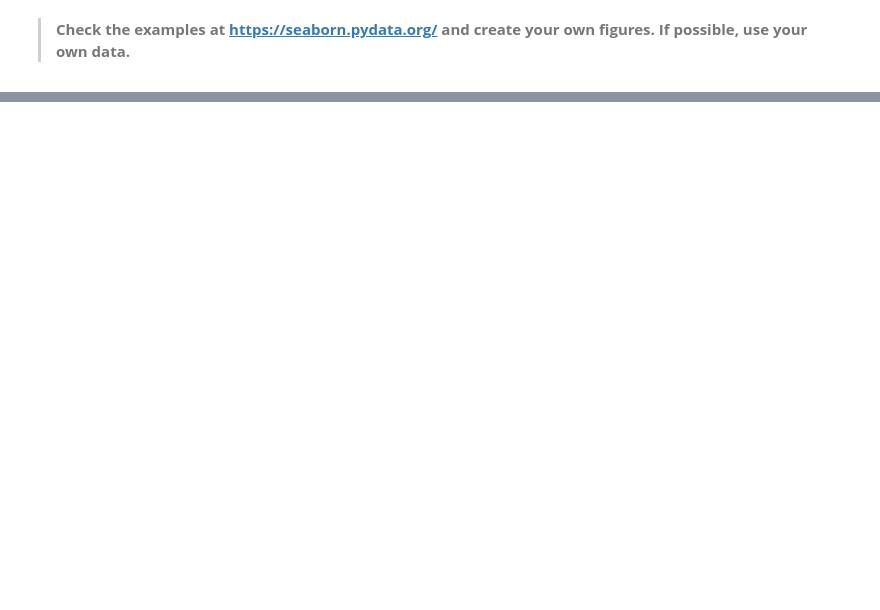
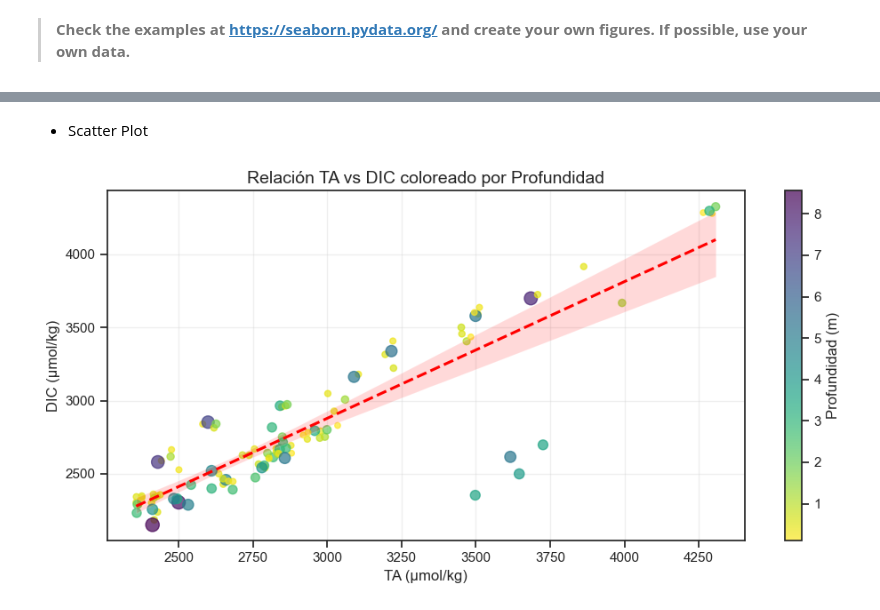
Before and after one commit to omarpiedras/ICMyL-CursoPy, a Jupyter notebook: curso_ejercicios/semana02.ipynb, the cells around one changed output, grey strips where cells are left out. Cells and saved outputs as stored; diff of their text form; code cells hidden in the pictures; blank space fills up the shorter version.

```diff
--- a/curso_ejercicios/semana02.ipynb
+++ b/curso_ejercicios/semana02.ipynb
@@ -196,0 +241,18 @@ plt.show()
+# %% [markdown]
+- Scatter Plot
+# %%
+plt.figure(figsize=(10,5))
+scatter = plt.scatter(seaborn07['ta_micromol_kg'], seaborn07['dic_micromol_kg'],
+                     c=seaborn07['depth_m'],
+                     s=seaborn07['depth_m']/seaborn07['depth_m'].max()*100 + 20,alpha=0.7, cmap='viridis_r')
+cbar = plt.colorbar(scatter)
+cbar.set_label('Profundidad (m)')
+sns.regplot(data=seaborn07, x='ta_micromol_kg', y='dic_micromol_kg', scatter=False, color='red',line_kws={'linestyle': '--'})
+plt.xlabel('TA (μmol/kg)')
+plt.ylabel('DIC (μmol/kg)')
+plt.title('Relación TA vs DIC coloreado por Profundidad', fontsize=14)
+plt.grid(alpha=0.3)
+plt.tight_layout()
+plt.show()
+# %% [output]
+[figure, added]
```
Also changed, not shown: parts of 8 cells of this notebook.
